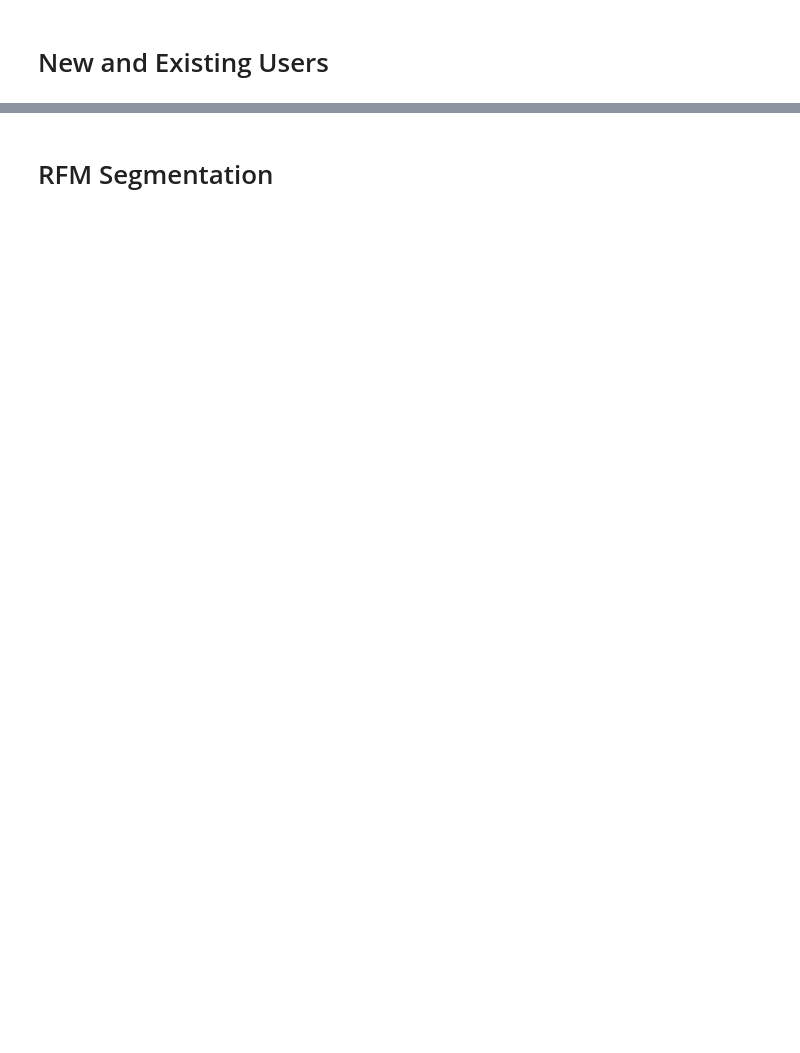
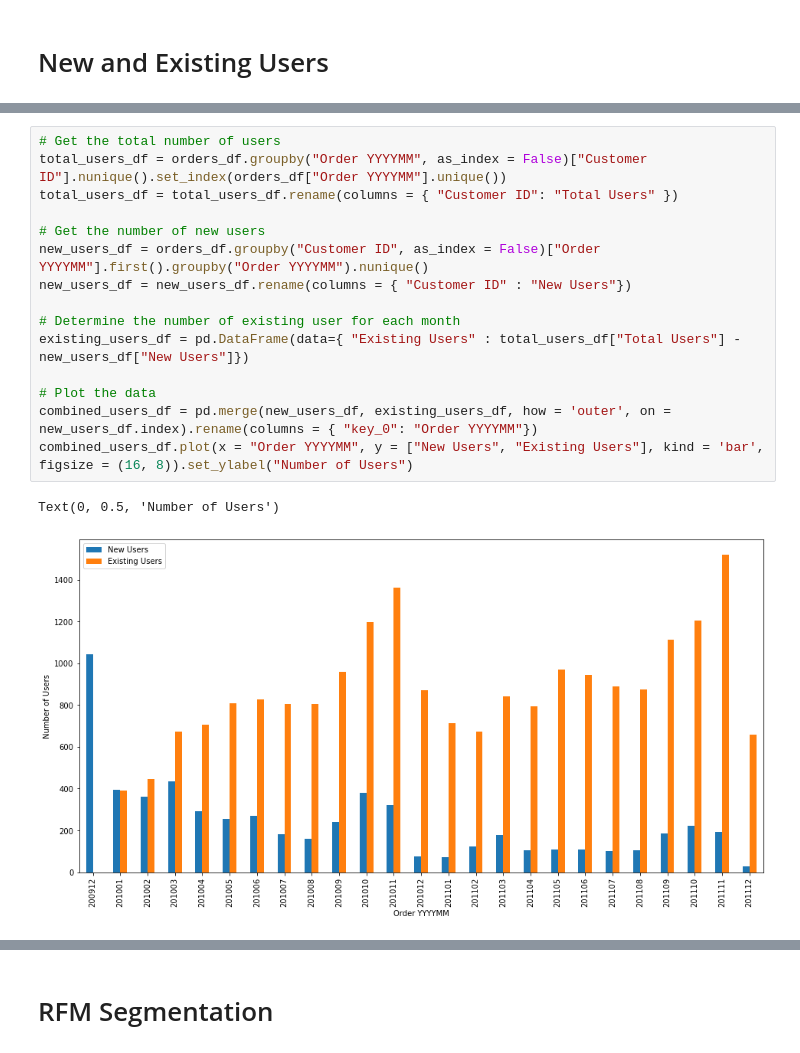
Before and after one commit to jarviscanada/jarvis_data_eng_TuanMai, a Jupyter notebook: python_data_wrangling/retail_data_analytics_wrangling.ipynb, the cells around one changed output, grey strips where cells are left out. Cells and saved outputs as stored; diff of their text form; blank space fills up the shorter version.

```diff
--- a/python_data_wrangling/retail_data_analytics_wrangling.ipynb
+++ b/python_data_wrangling/retail_data_analytics_wrangling.ipynb
@@ -255,0 +216,18 @@ Note: To simplify the problem, let's keep all placed and canceled orders.
+# %%
+# Get the total number of users
+total_users_df = orders_df.groupby("Order YYYYMM", as_index = False)["Customer ID"].nunique().set_index(orders_df["Order YYYYMM"].unique())
+total_users_df = total_users_df.rename(columns = { "Customer ID": "Total Users" })
+
+# Get the number of new users
+new_users_df = orders_df.groupby("Customer ID", as_index = False)["Order YYYYMM"].first().groupby("Order YYYYMM").nunique()
+new_users_df = new_users_df.rename(columns = { "Customer ID" : "New Users"})
+
+# Determine the number of existing user for each month
+existing_users_df = pd.DataFrame(data={ "Existing Users" : total_users_df["Total Users"] - new_users_df["New Users"]})
+
+# Plot the data
+combined_users_df = pd.merge(new_users_df, existing_users_df, how = 'outer', on = new_users_df.index).rename(columns = { "key_0": "Order YYYYMM"})
+combined_users_df.plot(x = "Order YYYYMM", y = ["New Users", "Existing Users"], kind = 'bar', figsize = (16, 8)).set_ylabel("Number of Users")
+# %% [output]
+Text(0, 0.5, 'Number of Users')
+[figure, added]
```
Also changed, not shown: parts of 11 cells of this notebook, 11 other files.
